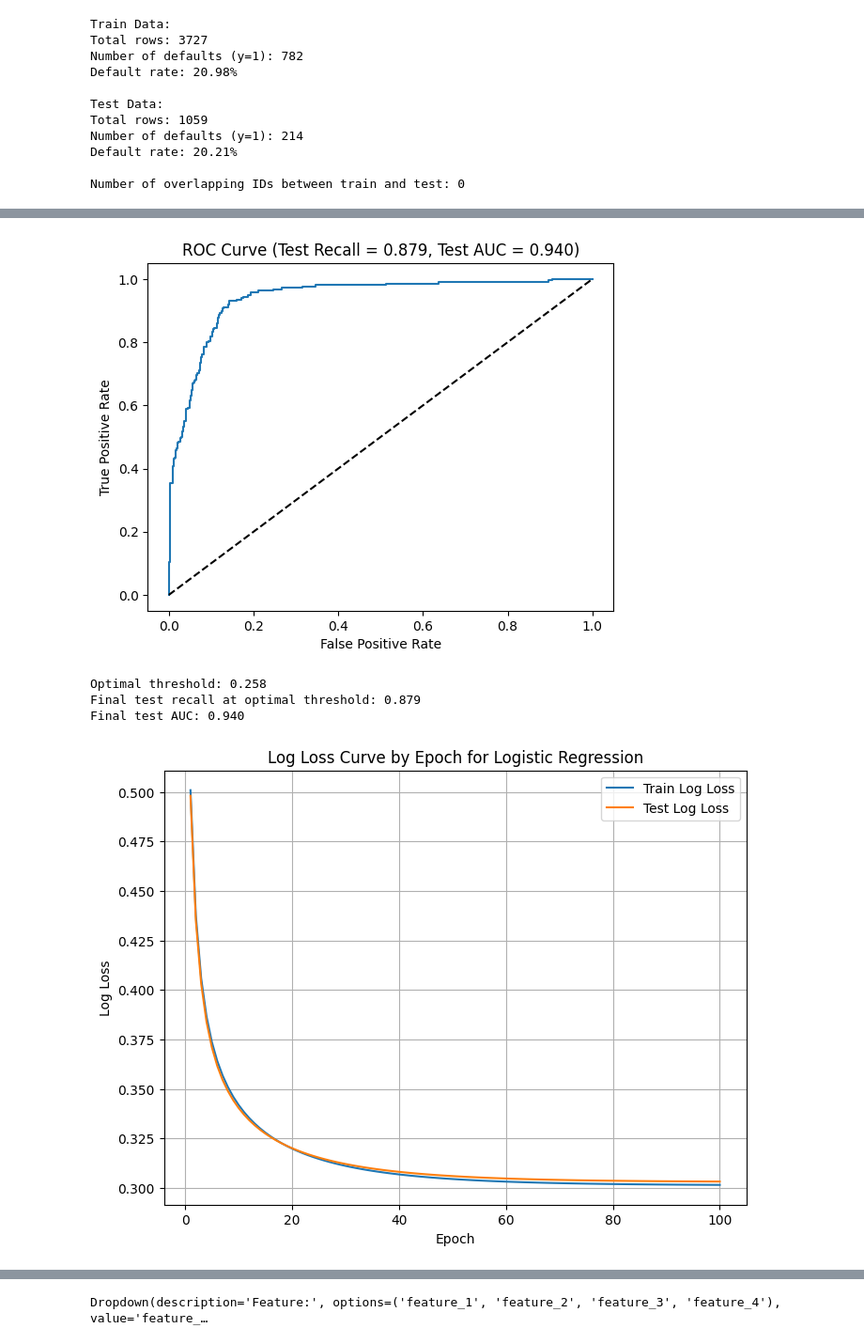
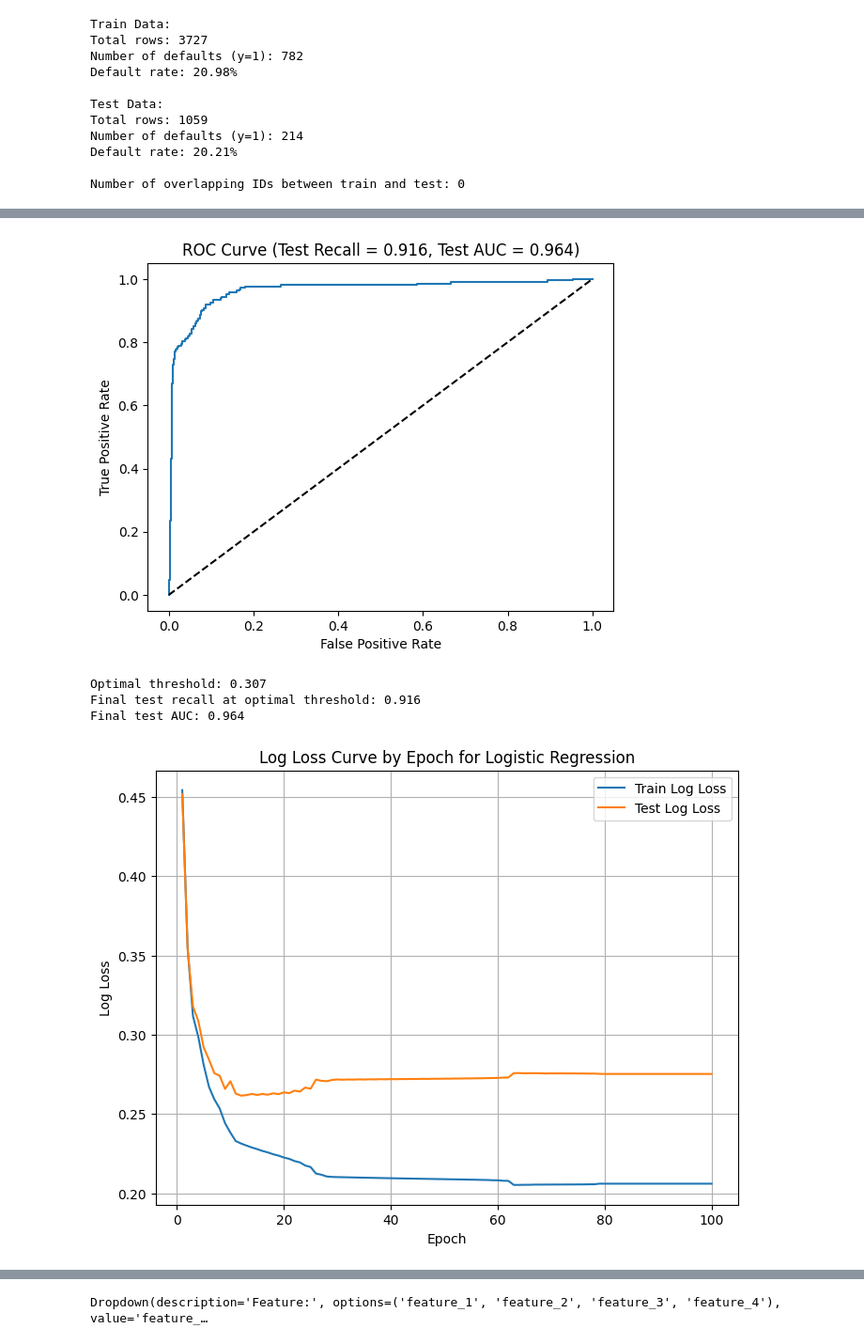
Before and after one commit to Jacob-J-Richards/DS_DA_Projects, a Jupyter notebook: 3-90+_DaysPastDue/Stats_Models_API.ipynb, the cells around one changed output, grey strips where cells are left out. Shown at 94% size. Saved outputs shown, nothing was run; the diff lists cells and outputs as text; code cells hidden in the pictures.

```diff
--- a/3-90+_DaysPastDue/Stats_Models_API.ipynb
+++ b/3-90+_DaysPastDue/Stats_Models_API.ipynb
@@ -114,8 +114,7 @@ X_test_final = np.hstack([
     X_test,
     *[(test[interaction[0]] * test[interaction[1]]).values.reshape(-1, 1) for interaction in regular_interactions]
 ])
-
-model = LogisticRegression(max_iter=1, warm_start=True, solver='saga', random_state=42, C=0.01)
+model = LogisticRegression(max_iter=1, warm_start=True)
 
 train_losses = []
 test_losses = []
@@ -185,5 +184,5 @@ Model Coefficients:
-[figure, old version]
+[figure, new version]
-Optimal threshold: 0.258
-Final test recall at optimal threshold: 0.879
-Final test AUC: 0.940
+Optimal threshold: 0.307
+Final test recall at optimal threshold: 0.916
+Final test AUC: 0.964
-[figure, old version]
+[figure, new version]
```
Also changed, not shown: parts of 3 cells of this notebook, 1 other file.
